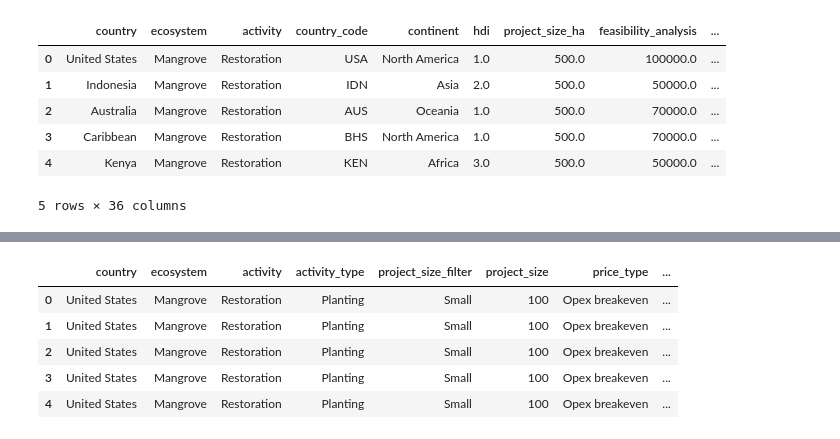
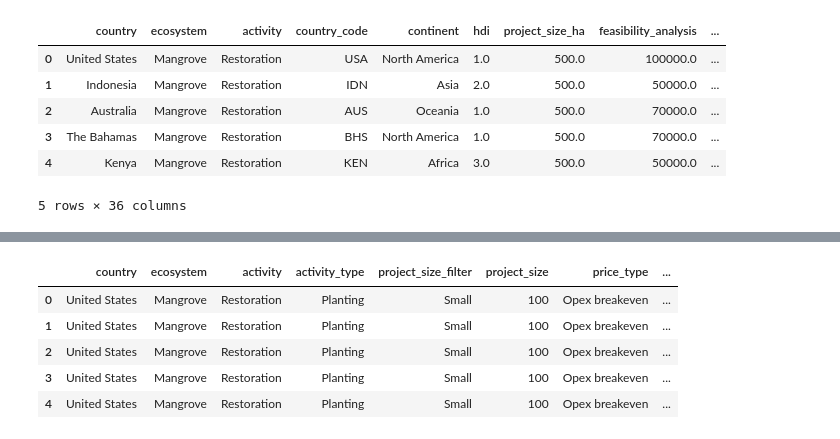
Before and after one commit to Vizzuality/tnc-blue-carbon-cost-tool, a Jupyter notebook: data/notebooks/High_level_overview.ipynb, the cells around one changed output, grey strips where cells are left out. Cells and saved outputs as stored; diff of their text form; code cells hidden in the pictures.

```diff
--- a/data/notebooks/High_level_overview.ipynb
+++ b/data/notebooks/High_level_overview.ipynb
@@ -61,24 +61,27 @@ def calculate_breakeven_cost(project, max_iterations=100, tolerance=1e-5):
 # %%
 # 1. Import master table, base size table and base increase table
 #  with information for the project calculations
 data_path = "./raw_data/data_ingestion.xlsm"
 
 # Open the excel file - tab 'master_table'
 master_table = pd.read_excel(data_path, sheet_name="master_table")
 
 # Open the excel file - tab 'base_size_table'
 base_size = pd.read_excel(data_path, sheet_name="base_size_table")
 
 # Open the excel file - tab 'base_increase'
 base_increase = pd.read_excel(data_path, sheet_name="base_increase")
 
+# change in the country column "Caribbean" to "The Bahamas"
+master_table["country"] = master_table["country"].replace("Caribbean", "The Bahamas")
+
 master_table.head()
 # %% [output]
 |  | country | ecosystem | activity | country_code | continent | hdi | project_size_ha | feasibility_analysis | ... |
 | 0 | United States | Mangrove | Restoration | USA | North America | 1.0 | 500.0 | 100000.0 | ... |
 | 1 | Indonesia | Mangrove | Restoration | IDN | Asia | 2.0 | 500.0 | 50000.0 | ... |
 | 2 | Australia | Mangrove | Restoration | AUS | Oceania | 1.0 | 500.0 | 70000.0 | ... |
-| 3 | Caribbean | Mangrove | Restoration | BHS | North America | 1.0 | 500.0 | 70000.0 | ... |
+| 3 | The Bahamas | Mangrove | Restoration | BHS | North America | 1.0 | 500.0 | 70000.0 | ... |
 | 4 | Kenya | Mangrove | Restoration | KEN | Africa | 3.0 | 500.0 | 50000.0 | ... |
 5 rows × 36 columns
 # %%
```
Also changed, not shown: parts of 7 cells of this notebook, 2 other files.
